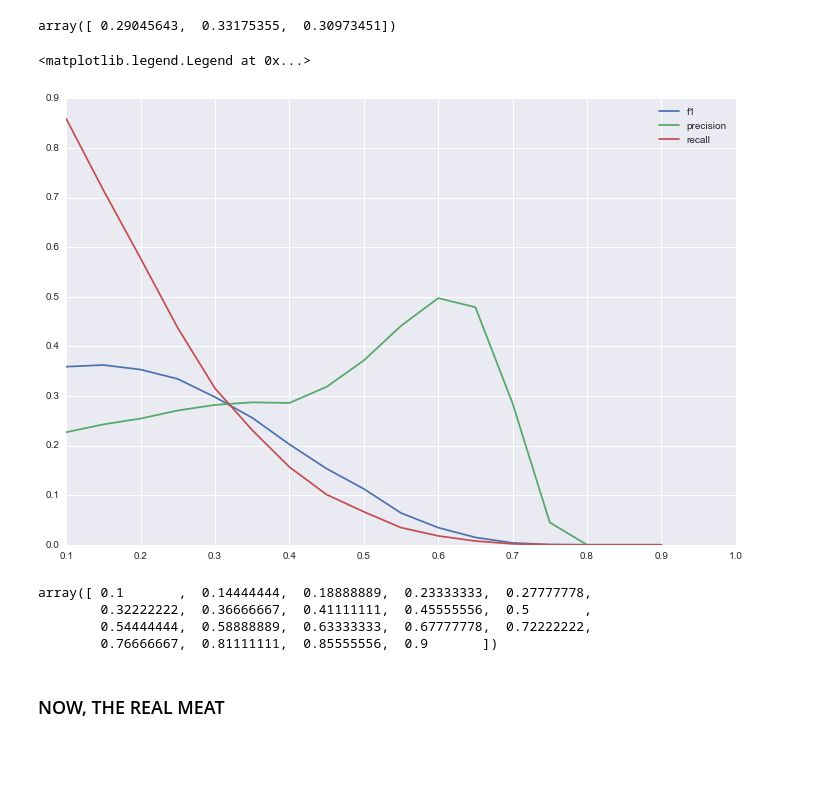
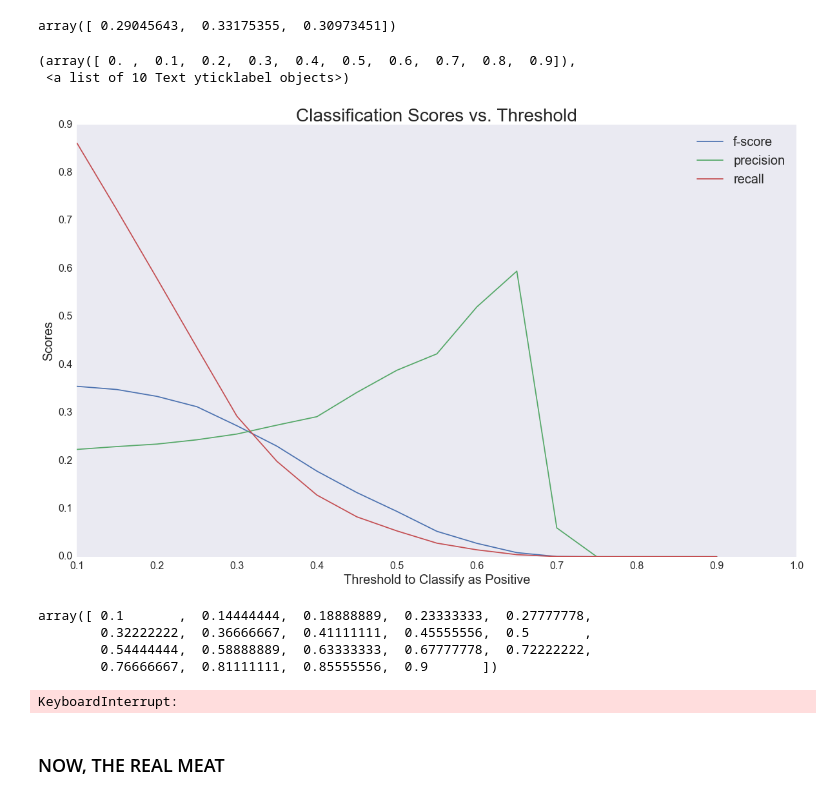
Before and after one commit to DataShackforAirbnb/AirBnbNegotiate, a Jupyter notebook: Model/input/analysis.ipynb, the cells around one changed output. Drawn from its saved outputs; the diff is of its cells as text; code cells hidden in the pictures; blank space fills up the shorter version.

```diff
--- a/Model/input/analysis.ipynb
+++ b/Model/input/analysis.ipynb
@@ -25,6 +26,7 @@ from sklearn import svm
 # %% [markdown]
 #### 1.1 First clean: only take the useful columns
 # %%
+round5 = pd.read_json("round5_merged.json")
 round4 = pd.read_json("round4_merged.json")
 round3 = pd.read_json("round3_merged.json")
 round2 = pd.read_json("round2_merged.json")
@@ -33,4 +51,9 @@ sent_info = pd.read_json("sent_info.json")
 # %%
+round5_clean = round5[["id", "host_id", "host_response_rate", "host_acceptance_rate",
+                       "host_total_listings_count", "instant_bookable",
+                       "room_type", "bucket_name", "discount_asked", "nightly_price",
+                       "decision", "price_agreed", "discount_agreed", "percent_agreed",
+                       "calendars", "price_requested", "beds", "number_of_reviews"]]
 round4_clean = round4[["id", "host_id", "host_response_rate", "host_acceptance_rate",
                        "host_total_listings_count", "instant_bookable",
                        "room_type", "bucket_name", "discount_asked", "nightly_price",
@@ -52,6 +75,7 @@ round1_clean = round1[["id", "host_id", "host_response_rate", "host_acceptance_r
                        "availability", "price", "discount",
                        "calendars", "price_requested", "beds", "number_of_reviews"]]
 
+print "Number of observations in round 5: ", len(round5_clean)
 print "Number of observations in round 4: ", len(round4_clean)
 print "Number of observations in round 3: ", len(round3_clean)
 print "Number of observations in round 2: ", len(round2_clean)
@@ -66,10 +91,12 @@ Number of observations in round 1:  194
 # %%
 round1_clean = round1_clean.rename(columns = {"availability":"decision", "price":"price_agreed", "discount":"percent_agreed"})
 round4_clean = round4_clean.rename(columns = {"discount":"discount_agreed"})
+round5_clean["decision"] = [1 if val==4 else val for val in round5_clean.decision.values]
 
 round1_clean["percent_agreed"] = [np.nan if val==None else float(val.strip("%"))/100. for val in  round1_clean.percent_agreed.values]
 
-combined = pd.concat([round1_clean, round2_clean, round3_clean, round4_clean], keys=["round1", "round2", "round3", "round4"], ignore_index=False)
+combined = pd.concat([round1_clean, round2_clean, round3_clean, round4_clean, round5_clean], keys=["round1", "round2", "round3", "round4", "round5"], ignore_index=False)
+
 combined["source"] = combined.index.labels[0]+1
 combined = combined.reset_index(drop=True)
 # %%
@@ -632,7 +655,7 @@ prfs[:-1,1]
 array([ 0.29045643,  0.33175355,  0.30973451])
 # %%
 thresholds = np.linspace(0.1, 0.9, 17)
-n_run=100
+n_run=50
 
 pre_all = []
 rec_all = []
@@ -642,7 +665,7 @@ for threshold in thresholds:
     rec_list = []
     f_list = []
     for i in range(n_run):
-        rf_probas = cross_val_predict(rf_proba(n_estimators=150,
+        rf_probas = cross_val_predict(rf_proba(n_estimators=300,
                             max_features=13,
                             max_depth=None,
                             min_samples_split=1,
@@ -661,15 +684,22 @@ for threshold in thresholds:
 # %%
 pre_threshold = np.mean(pre_all, axis=1)
 rec_threshold = np.mean(rec_all, axis=1)
 f_threshold = np.mean(f_all, axis=1)
-plt.figure(figsize=(12,8))
-plt.plot(thresholds, f_threshold, label="f1")
+plt.figure(figsize=(20,12))
+plt.plot(thresholds, f_threshold, label="f-score")
 plt.plot(thresholds, pre_threshold, label="precision")
 plt.plot(thresholds, rec_threshold, label="recall")
-plt.legend()
+plt.grid(False)
+plt.legend(fontsize = 20)
+plt.title("Classification Scores vs. Threshold", fontsize = 28)
+plt.xlabel("Threshold to Classify as Positive", fontsize = 20)
+plt.ylabel("Scores", fontsize = 20)
+plt.xticks(fontsize = 16)
+plt.yticks(fontsize = 16)
 # %% [output]
-<matplotlib.legend.Legend at 0x...>
+(array([ 0. ,  0.1,  0.2,  0.3,  0.4,  0.5,  0.6,  0.7,  0.8,  0.9]),
+ <a list of 10 Text yticklabel objects>)
-[figure, old version]
+[figure, new version]
 # %%
 thresholds
 # %% [output]
@@ -678,7 +708,7 @@ array([ 0.1       ,  0.14444444,  0.18888889,  0.23333333,  0.27777778,
         0.54444444,  0.58888889,  0.63333333,  0.67777778,  0.72222222,
         0.76666667,  0.81111111,  0.85555556,  0.9       ])
 # %%
-threshold = 0.6
+threshold = 0.55
 param_tree = np.linspace(50,500,10)
 n_run=100
 
@@ -707,6 +737,8 @@ for n_tree in param_tree:
     pre_all.append(pre_list)
     rec_all.append(rec_list)
     f_all.append(f_list)
+# %% [output]
+KeyboardInterrupt:
 # %%
 pre_tree = np.mean(pre_all, axis=1)
 rec_tree = np.mean(rec_all, axis=1)
```
Also changed, not shown: parts of 17 cells of this notebook, 5 other files.
